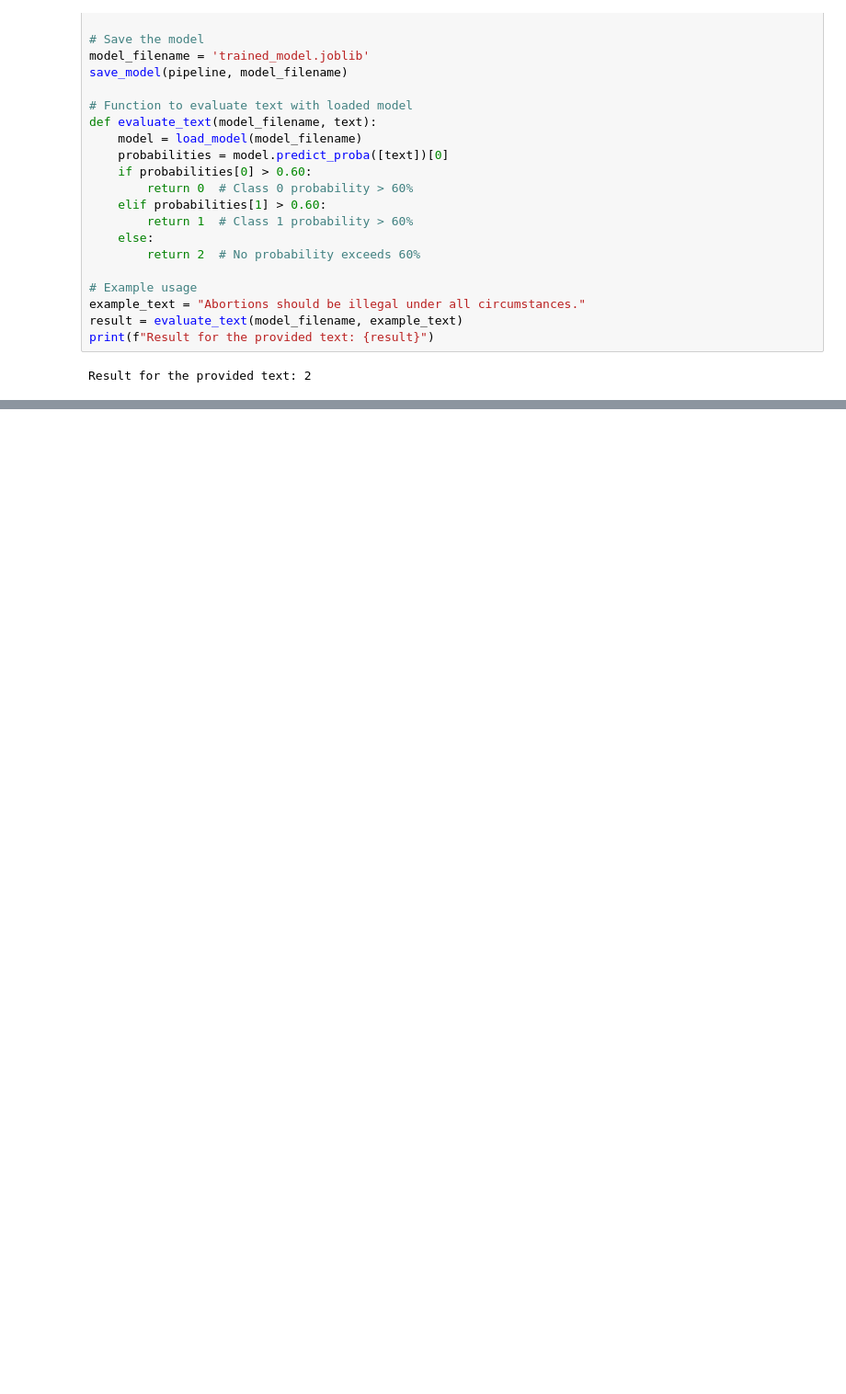
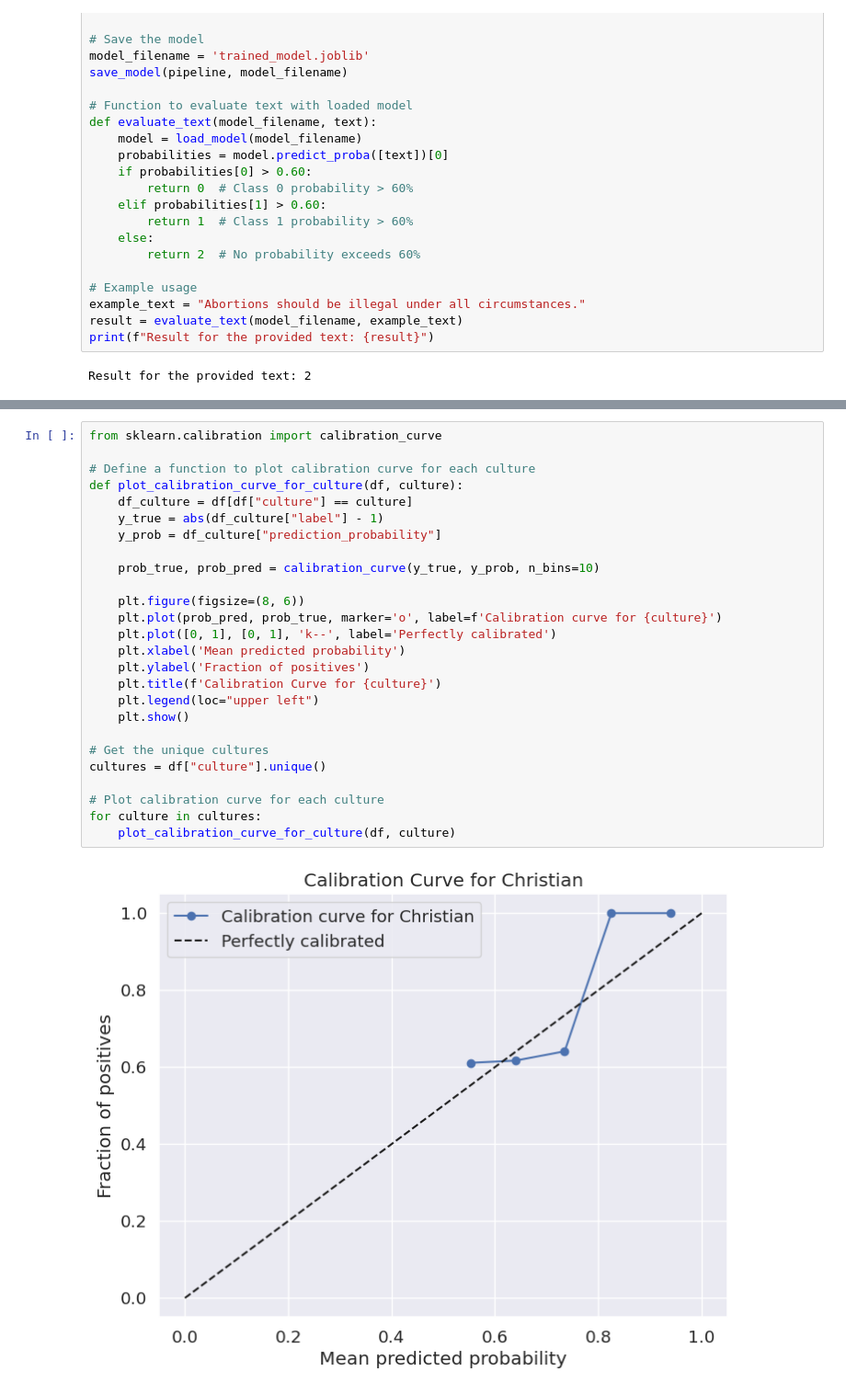
Before and after one commit to shelly-serafimovich/Data-analysis-and-presentation-laboratory---HW1---00094295, a Jupyter notebook: ML_Moral_Judgment_and_Liability_Project.ipynb, the cells around one changed output, grey strips where cells are left out. Shown at 92% size. Saved outputs shown, nothing was run; the diff lists cells and outputs as text; blank space fills up the shorter version.

```diff
--- a/ML_Moral_Judgment_and_Liability_Project.ipynb
+++ b/ML_Moral_Judgment_and_Liability_Project.ipynb
@@ -483,0 +636,28 @@ Result for the provided text: 2
+# %%
+from sklearn.calibration import calibration_curve
+
+# Define a function to plot calibration curve for each culture
+def plot_calibration_curve_for_culture(df, culture):
+    df_culture = df[df["culture"] == culture]
+    y_true = abs(df_culture["label"] - 1)
+    y_prob = df_culture["prediction_probability"]
+
+    prob_true, prob_pred = calibration_curve(y_true, y_prob, n_bins=10)
+
+    plt.figure(figsize=(8, 6))
+    plt.plot(prob_pred, prob_true, marker='o', label=f'Calibration curve for {culture}')
+    plt.plot([0, 1], [0, 1], 'k--', label='Perfectly calibrated')
+    plt.xlabel('Mean predicted probability')
+    plt.ylabel('Fraction of positives')
+    plt.title(f'Calibration Curve for {culture}')
+    plt.legend(loc="upper left")
+    plt.show()
+
+# Get the unique cultures
+cultures = df["culture"].unique()
+
+# Plot calibration curve for each culture
+for culture in cultures:
+    plot_calibration_curve_for_culture(df, culture)
+# %% [output]
+[figure, added]
```
Also changed, not shown: parts of 22 cells of this notebook.
